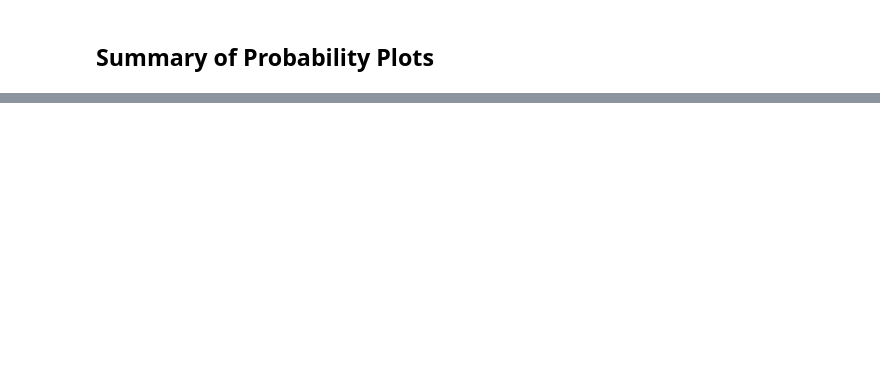
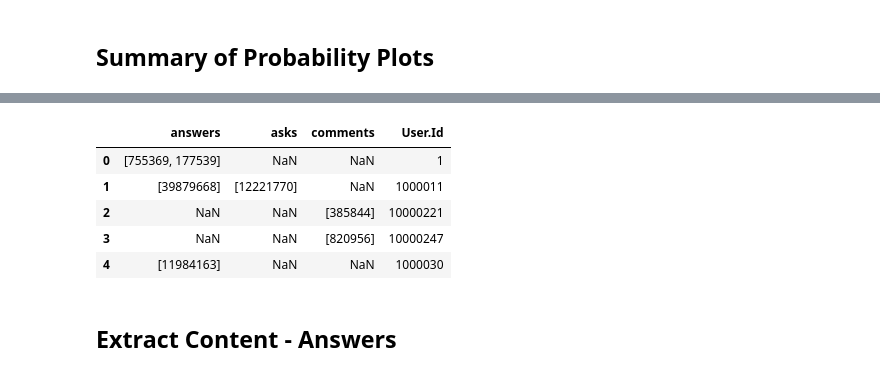
Before and after one commit to MaksimDan/160-Stackoverflow, a Jupyter notebook: source/eda/eda.ipynb, the cells around one changed output, grey strips where cells are left out. Drawn from its saved outputs; the diff is of its cells as text; code cells hidden in the pictures; blank space fills up the shorter version.

```diff
--- a/source/eda/eda.ipynb
+++ b/source/eda/eda.ipynb
@@ -456,0 +475,4 @@ Text(0.5,1,'cumulative probability')
+# %%
+data_df = pd.DataFrame.from_dict(data, orient='columns', dtype=None)
+# %%
+data_df = pd.DataFrame.transpose(data_df)
@@ -456,0 +483,11 @@ Text(0.5,1,'cumulative probability')
+# %%
+data_df.head()
+# %% [output]
+|  | answers | asks | comments | User.Id |
+| 0 | [755369, 177539] | NaN | NaN | 1 |
+| 1 | [39879668] | [12221770] | NaN | 1000011 |
+| 2 | NaN | NaN | [385844] | 10000221 |
+| 3 | NaN | NaN | [820956] | 10000247 |
+| 4 | [11984163] | NaN | NaN | 1000030 |
+# %% [markdown]
+## Extract Content - Answers
```
Also changed, not shown: parts of 43 cells of this notebook, 7 other files.
